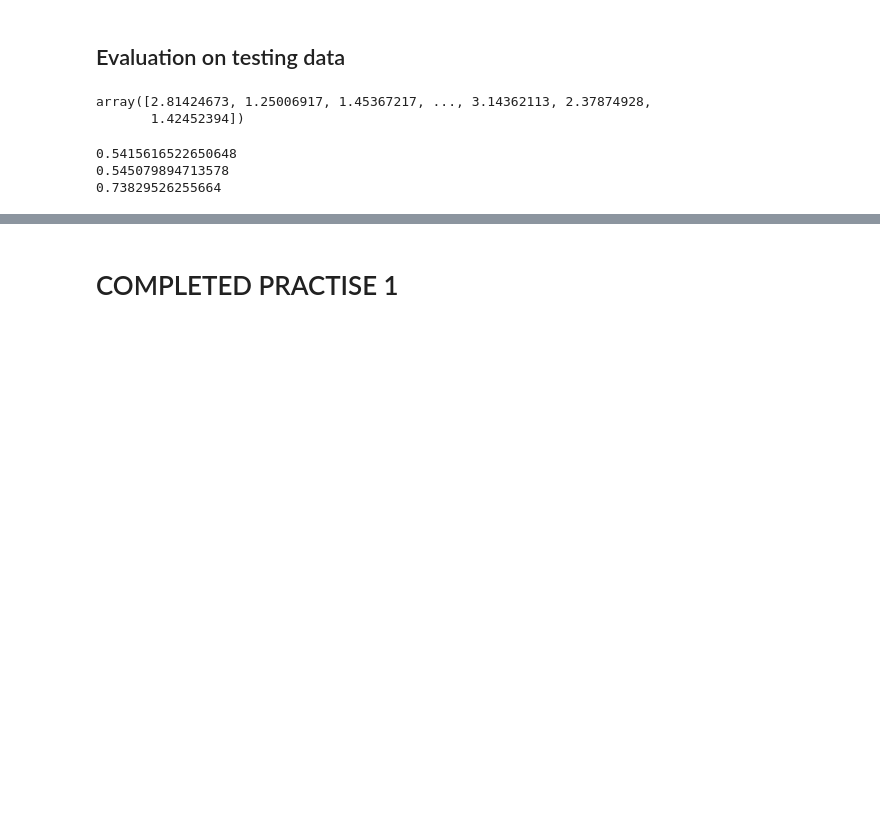
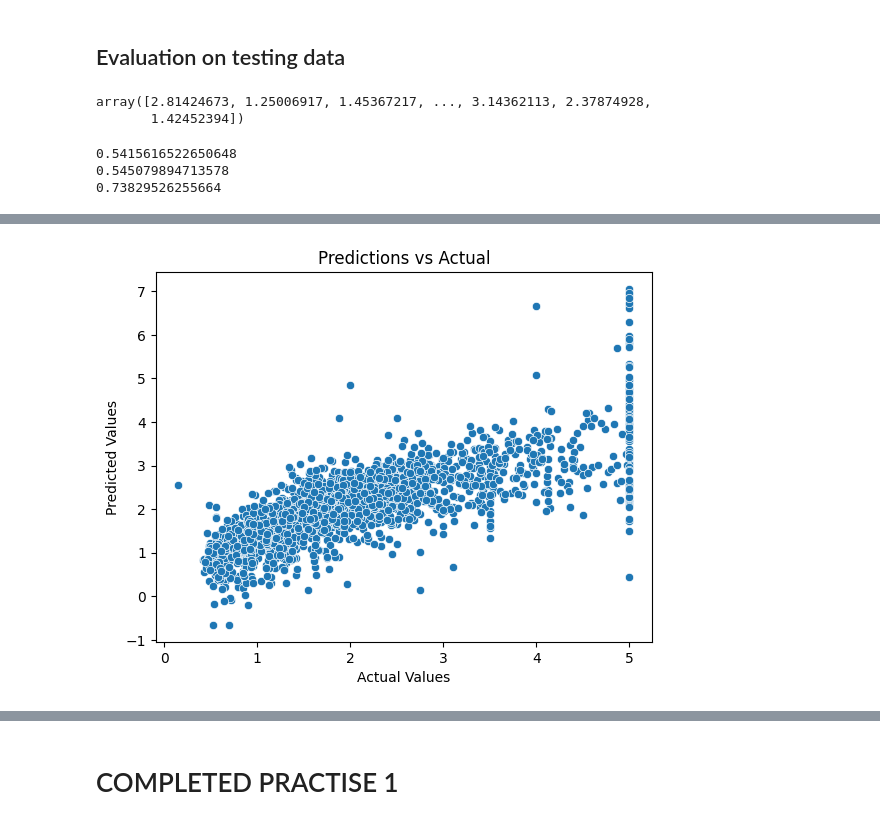
Before and after one commit to ayushcodes13/Machine-Learning-Practice, a Jupyter notebook: LinearRegressionPractice1.ipynb, the cells around one changed output, grey strips where cells are left out. Cells and saved outputs as stored; diff of their text form; code cells hidden in the pictures; blank space fills up the shorter version.

```diff
--- a/LinearRegressionPractice1.ipynb
+++ b/LinearRegressionPractice1.ipynb
@@ -241,0 +269,8 @@ Text(0, 0.5, 'predicted price :')
+# %%
+sns.scatterplot(x=Y_test, y=test_pred)
+plt.xlabel('Actual Values')
+plt.ylabel('Predicted Values')
+plt.title('Predictions vs Actual')
+plt.show()
+# %% [output]
+[figure, added]
```
Also changed, not shown: parts of 5 cells of this notebook, 1 other file.
